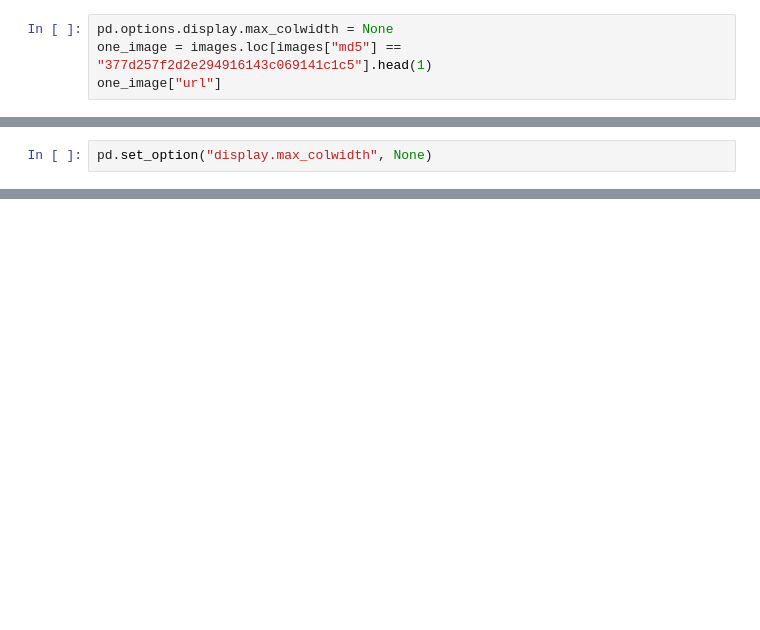
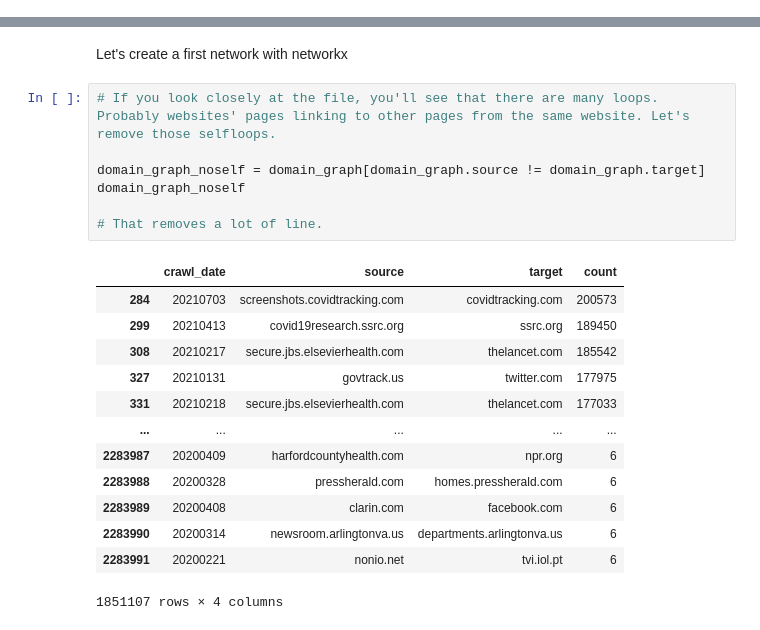
Before and after one commit to inactinique/awac2, a Jupyter notebook: 02_network.ipynb, the cells around one changed output, grey strips where cells are left out. Drawn from its saved outputs; the diff is of its cells as text; blank space fills up the shorter version.

Commit message:
travail sur network + déroulé du topic modelling

```diff
--- a/02_network.ipynb
+++ b/02_network.ipynb
@@ -301,4 +0,0 @@ Let's grab the live web URL for the image, and then see if we can display it in
-# %%
-pd.options.display.max_colwidth = None
-one_image = images.loc[images["md5"] == "377d257f2d2e294916143c069141c1c5"].head(1)
-one_image["url"]
@@ -667,2 +0,0 @@ We'll remove the column width limit so we can check out our content for the page
-# %%
-pd.set_option("display.max_colwidth", None)
@@ -782,0 +40,23 @@ plt.show()
+# %% [markdown]
+Let's create a first network with networkx
+# %%
+# If you look closely at the file, you'll see that there are many loops. Probably websites' pages linking to other pages from the same website. Let's remove those selfloops.
+
+domain_graph_noself = domain_graph[domain_graph.source != domain_graph.target]
+domain_graph_noself
+
+# That removes a lot of line.
+# %% [output]
+|  | crawl_date | source | target | count |
+| 284 | 20210703 | screenshots.covidtracking.com | covidtracking.com | 200573 |
+| 299 | 20210413 | covid19research.ssrc.org | ssrc.org | 189450 |
+| 308 | 20210217 | secure.jbs.elsevierhealth.com | thelancet.com | 185542 |
+| 327 | 20210131 | govtrack.us | twitter.com | 177975 |
+| 331 | 20210218 | secure.jbs.elsevierhealth.com | thelancet.com | 177033 |
+| ... | ... | ... | ... | ... |
+| 2283987 | 20200409 | harfordcountyhealth.com | npr.org | 6 |
+| 2283988 | 20200328 | pressherald.com | homes.pressherald.com | 6 |
+| 2283989 | 20200408 | clarin.com | facebook.com | 6 |
+| 2283990 | 20200314 | newsroom.arlingtonva.us | departments.arlingtonva.us | 6 |
+| 2283991 | 20200221 | nonio.net | tvi.iol.pt | 6 |
+1851107 rows × 4 columns
```
Also changed, not shown: parts of 156 cells of this notebook.
